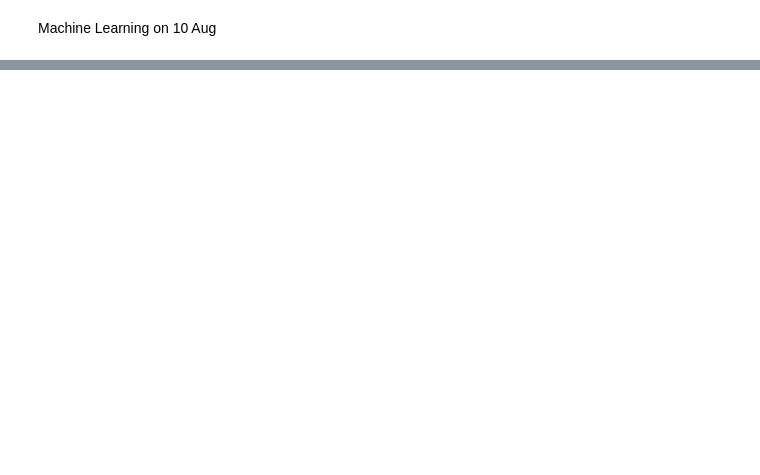
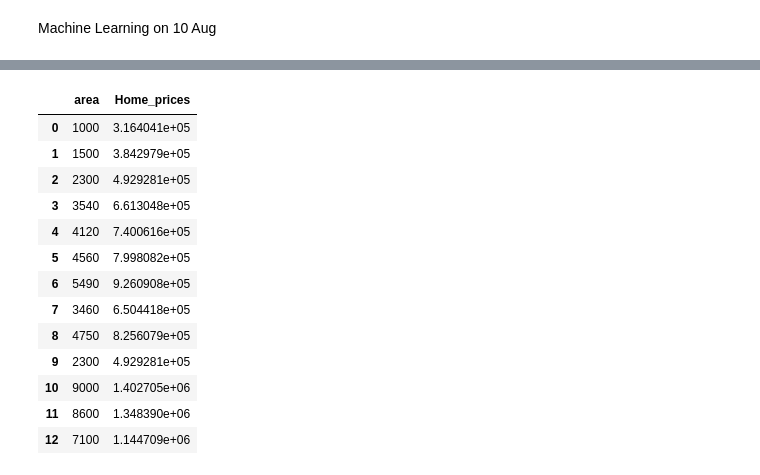
Before and after one commit to Homedepot5/DataScience, a Jupyter notebook: MLTEST1.ipynb, the cells around one changed output, grey strips where cells are left out. Cells and saved outputs as stored; diff of their text form; code cells hidden in the pictures; blank space fills up the shorter version.

```diff
--- a/MLTEST1.ipynb
+++ b/MLTEST1.ipynb
@@ -28,0 +128,18 @@ df2
+# %%
+area_data_frame['Home_prices']=prices
+area_data_frame
+# %% [output]
+|  | area | Home_prices |
+| 0 | 1000 | 3.164041e+05 |
+| 1 | 1500 | 3.842979e+05 |
+| 2 | 2300 | 4.929281e+05 |
+| 3 | 3540 | 6.613048e+05 |
+| 4 | 4120 | 7.400616e+05 |
+| 5 | 4560 | 7.998082e+05 |
+| 6 | 5490 | 9.260908e+05 |
+| 7 | 3460 | 6.504418e+05 |
+| 8 | 4750 | 8.256079e+05 |
+| 9 | 2300 | 4.929281e+05 |
+| 10 | 9000 | 1.402705e+06 |
+| 11 | 8600 | 1.348390e+06 |
+| 12 | 7100 | 1.144709e+06 |
```
Also changed, not shown: parts of 18 cells of this notebook.
